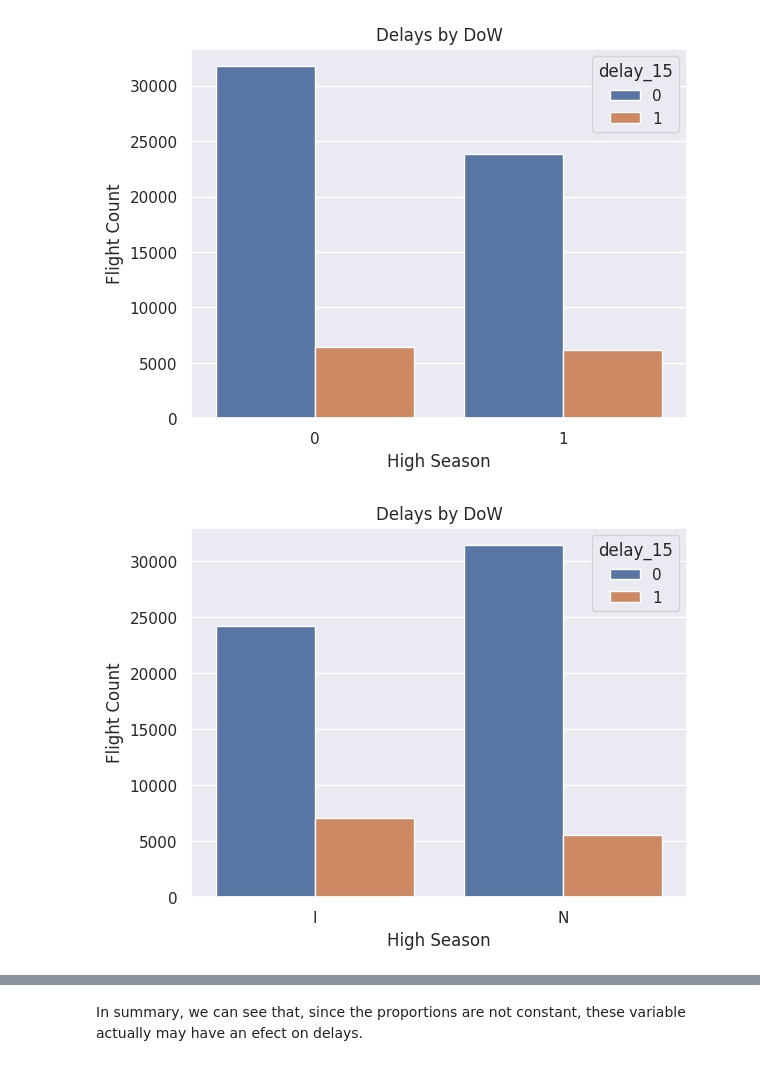
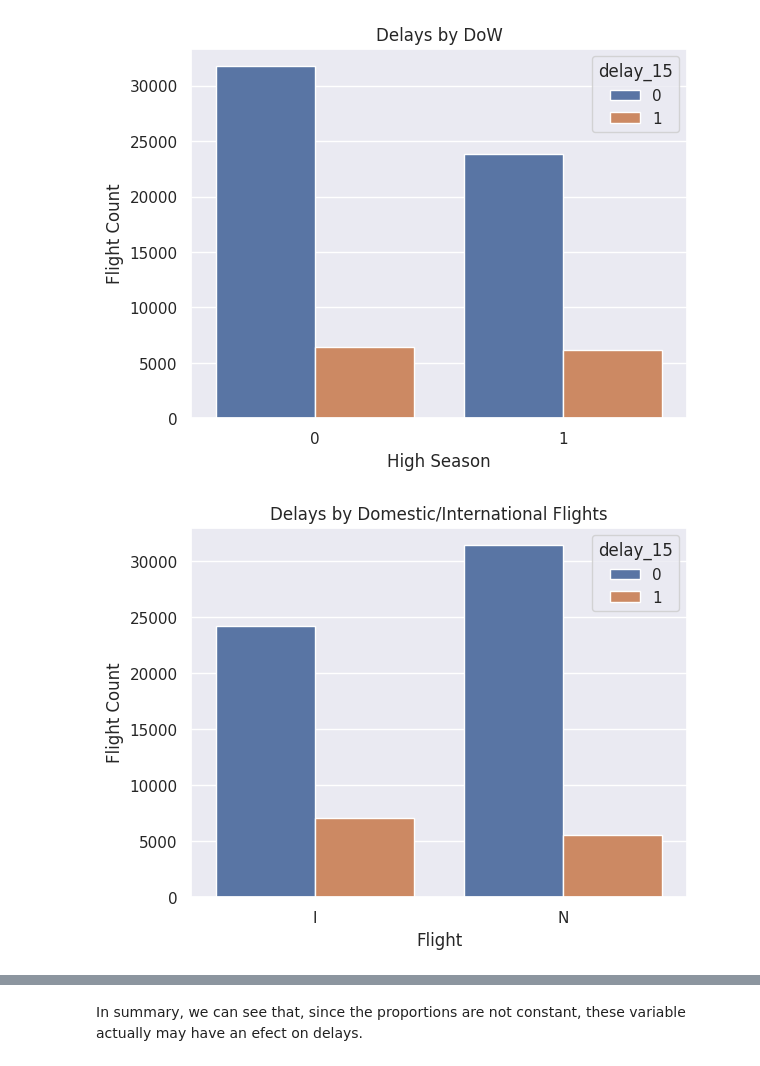
Before and after one commit to emilianomm/desafio-latam-emm, a Jupyter notebook: solution.ipynb, the cells around one changed output, grey strips where cells are left out. Cells and saved outputs as stored; diff of their text form; code cells hidden in the pictures.

```diff
--- a/solution.ipynb
+++ b/solution.ipynb
@@ -428,14 +429,14 @@ fc_plt = sns.barplot(data = aux_df, y='Count', x='high_season', hue='delay_15',
 # %%
 # Type
 # No log
 aux_df = pd.DataFrame(data_2[['delay_15', 'TIPOVUELO']].value_counts(sort=False), columns=['Count']).reset_index()
 #aux_df['Count'] = np.log(aux_df['Count'])
 fc_plt = sns.barplot(data = aux_df, y='Count', x='TIPOVUELO', hue='delay_15', orient='v', errorbar=None).set(
-                xlabel='High Season',
+                xlabel='Flight',
                 ylabel='Flight Count',
-                title='Delays by DoW')
+                title='Delays by Domestic/International Flights')
 # %% [output]
-[figure, old version]
+[figure, new version]
 # %%
 # Period day
 # No log
```
Also changed, not shown: parts of 7 cells of this notebook.
